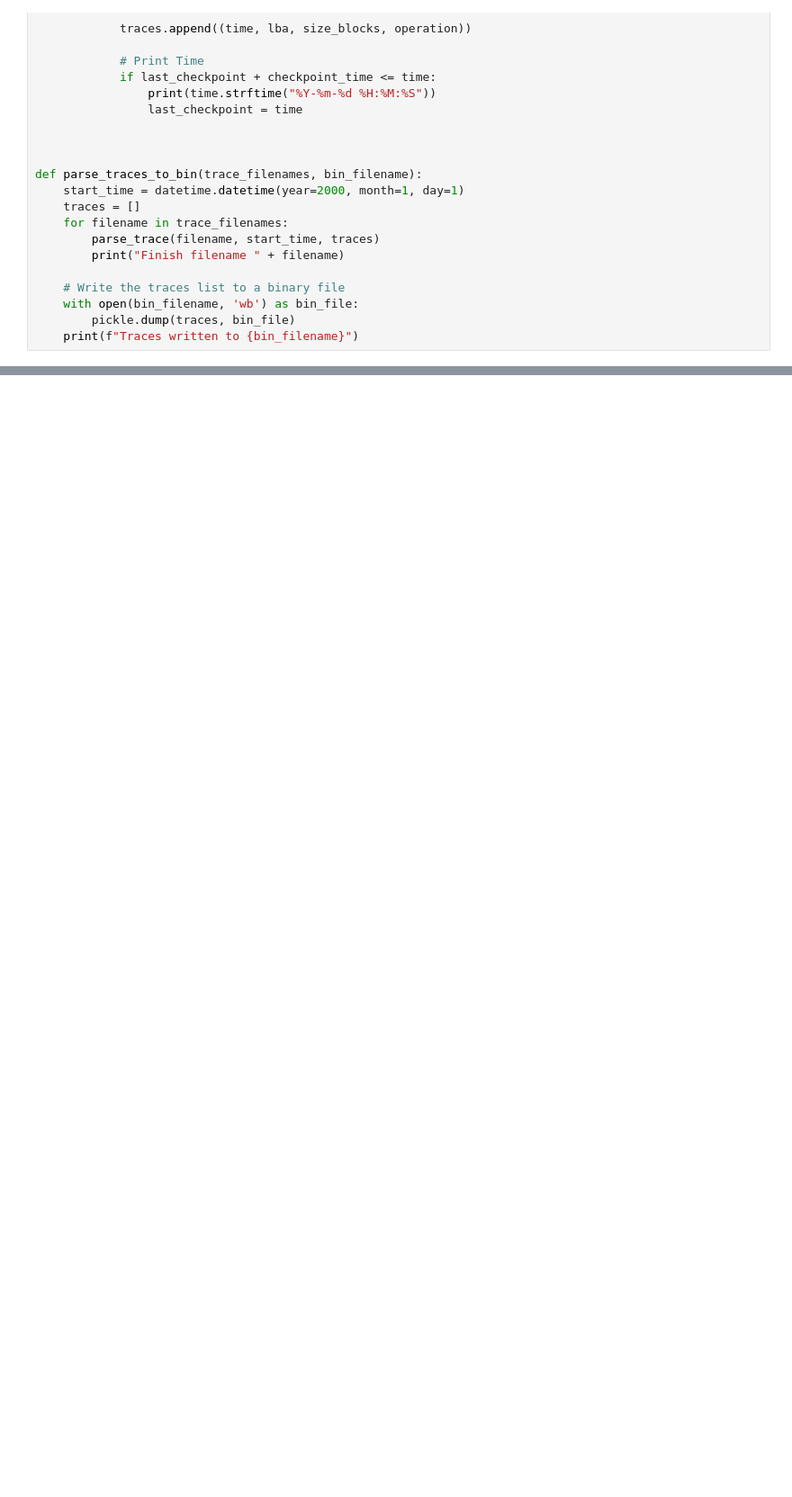
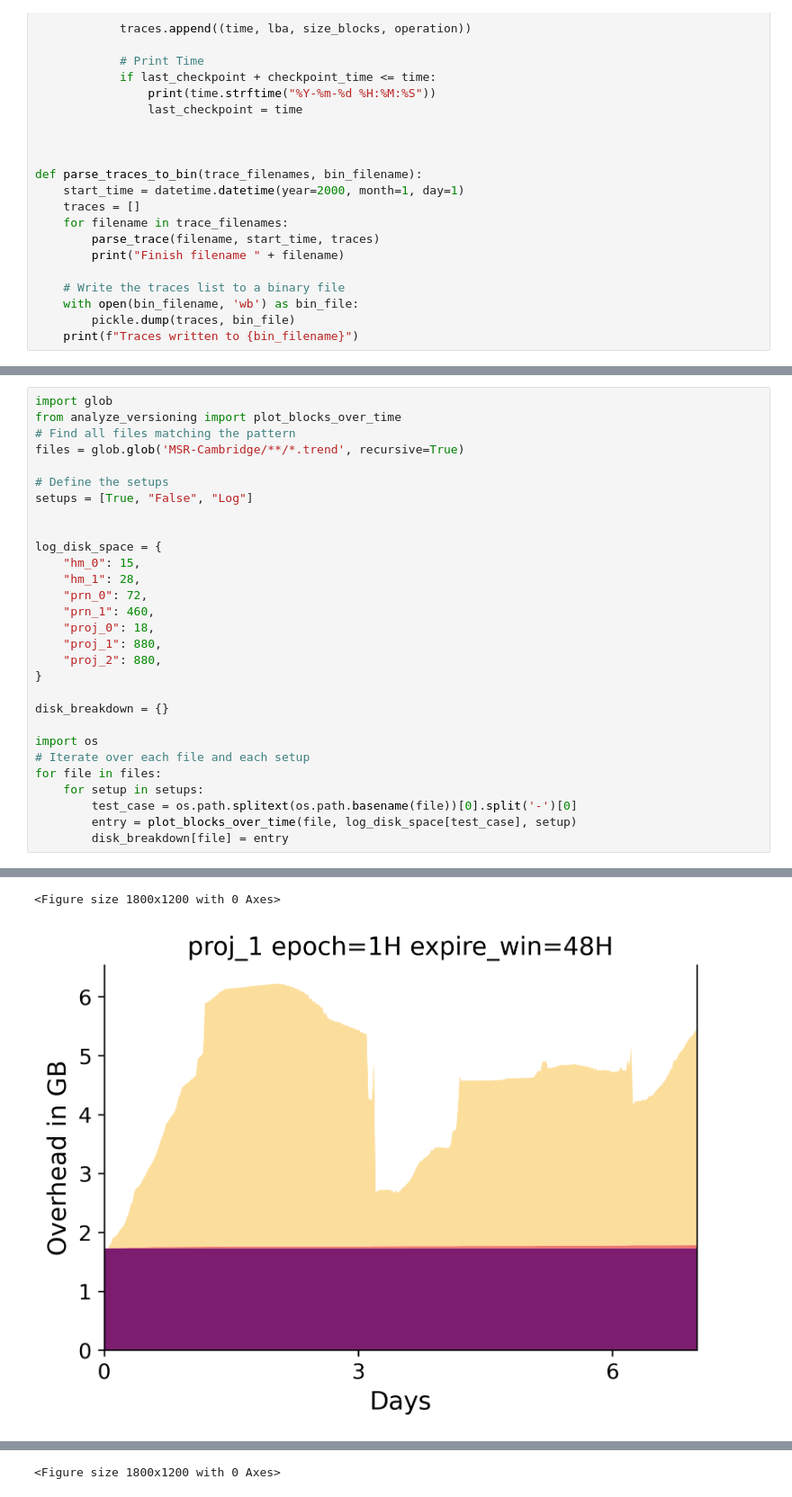
Before and after one commit to joydddd/Timelocked-trace-analyze, a Jupyter notebook: plot_disk_overhead.ipynb, the cells around one changed output, grey strips where cells are left out. Shown at 90% size. Cells and saved outputs as stored; diff of their text form; blank space fills up the shorter version.

```diff
--- a/plot_disk_overhead.ipynb
+++ b/plot_disk_overhead.ipynb
@@ -350,0 +293,30 @@ Logic Space GB:  470
+# %%
+import glob
+from analyze_versioning import plot_blocks_over_time
+# Find all files matching the pattern
+files = glob.glob('MSR-Cambridge/**/*.trend', recursive=True)
+
+# Define the setups
+setups = [True, "False", "Log"]
+
+
+log_disk_space = {
+    "hm_0": 15,
+    "hm_1": 28,
+    "prn_0": 72,
+    "prn_1": 460,
+    "proj_0": 18,
+    "proj_1": 880,
+    "proj_2": 880,
+}
+
+disk_breakdown = {}
+
+import os
+# Iterate over each file and each setup
+for file in files:
+    for setup in setups:
+        test_case = os.path.splitext(os.path.basename(file))[0].split('-')[0]
+        entry = plot_blocks_over_time(file, log_disk_space[test_case], setup)
+        disk_breakdown[file] = entry
+# %% [output]
@@ -350,0 +332,2 @@ Logic Space GB:  470
+<Figure size 1800x1200 with 0 Axes>
+[figure, added]
@@ -350,0 +352 @@ Logic Space GB:  470
+<Figure size 1800x1200 with 0 Axes>
```
Also changed, not shown: parts of 13 cells of this notebook.
